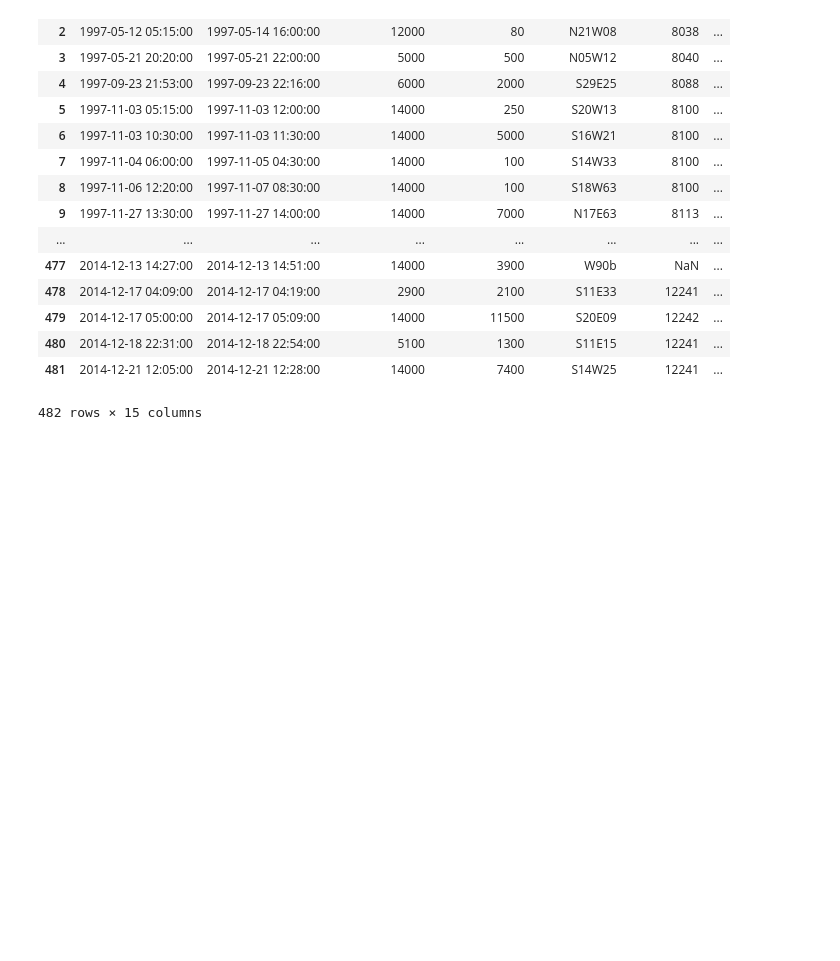
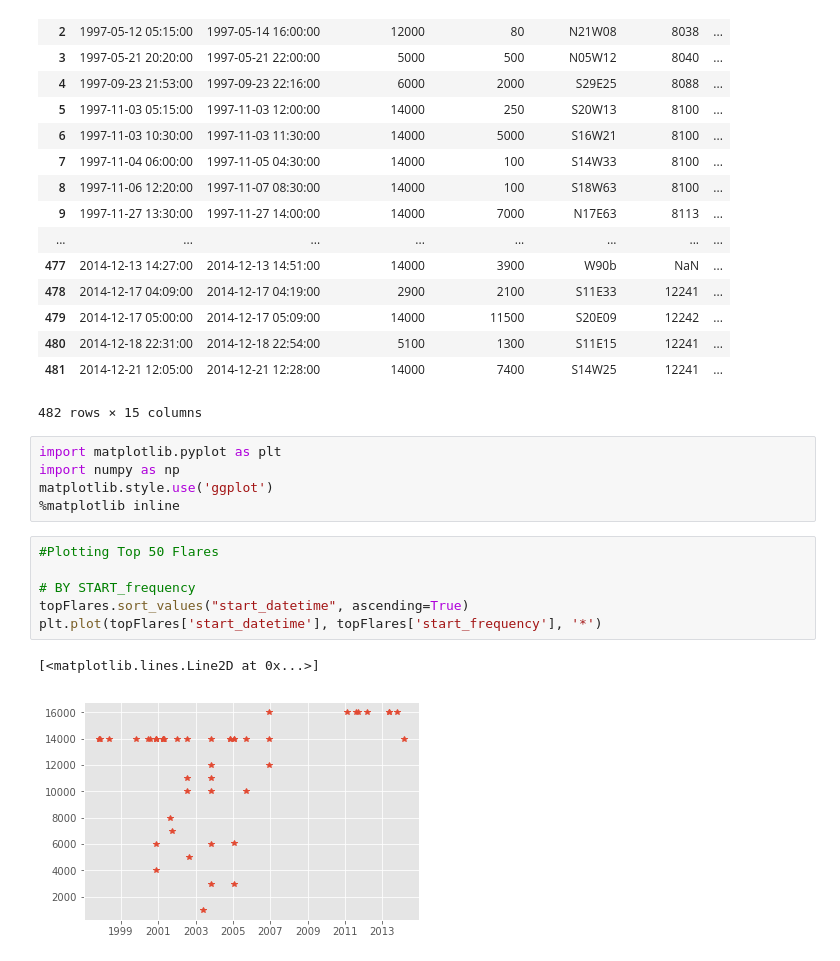
Before and after one commit to mhipona/cmsc320-mhipona, a Jupyter notebook: project1/Project1.ipynb, the cells around one changed output. Drawn from its saved outputs; the diff is of its cells as text; blank space fills up the shorter version.

Commit message:
Plotting Some shit is done

```diff
--- a/project1/Project1.ipynb
+++ b/project1/Project1.ipynb
@@ -332,3 +332,17 @@ out_table1
 | 480 | 2014-12-18 22:31:00 | 2014-12-18 22:54:00 | 5100 | 1300 | S11E15 | 12241 | ... |
 | 481 | 2014-12-21 12:05:00 | 2014-12-21 12:28:00 | 14000 | 7400 | S14W25 | 12241 | ... |
 482 rows × 15 columns
+# %%
+import matplotlib.pyplot as plt
+import numpy as np
+matplotlib.style.use('ggplot')
+%matplotlib inline
+# %%
+#Plotting Top 50 Flares
+
+# BY START_frequency
+topFlares.sort_values("start_datetime", ascending=True)
+plt.plot(topFlares['start_datetime'], topFlares['start_frequency'], '*')
+# %% [output]
+[<matplotlib.lines.Line2D at 0x...>]
+[figure, added]
```
Also changed, not shown: parts of 2 cells of this notebook.
